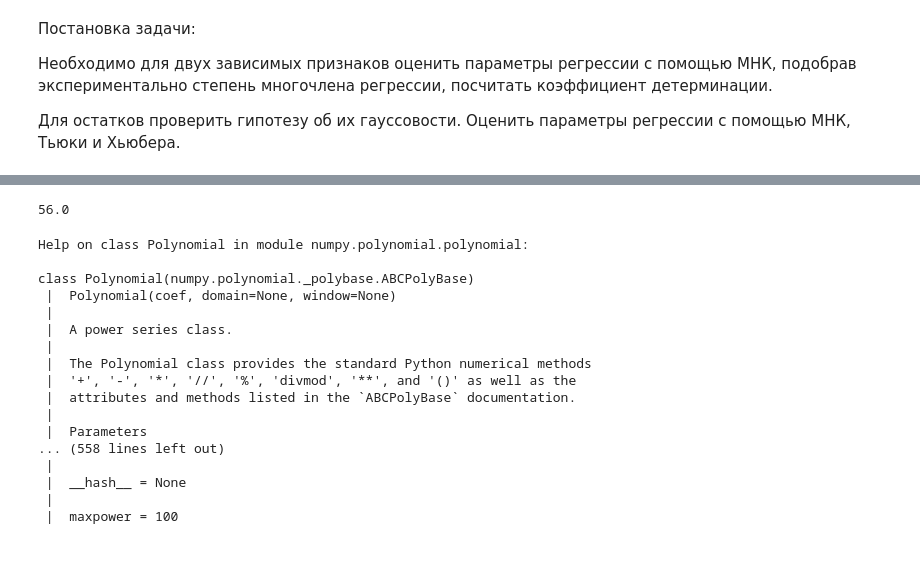
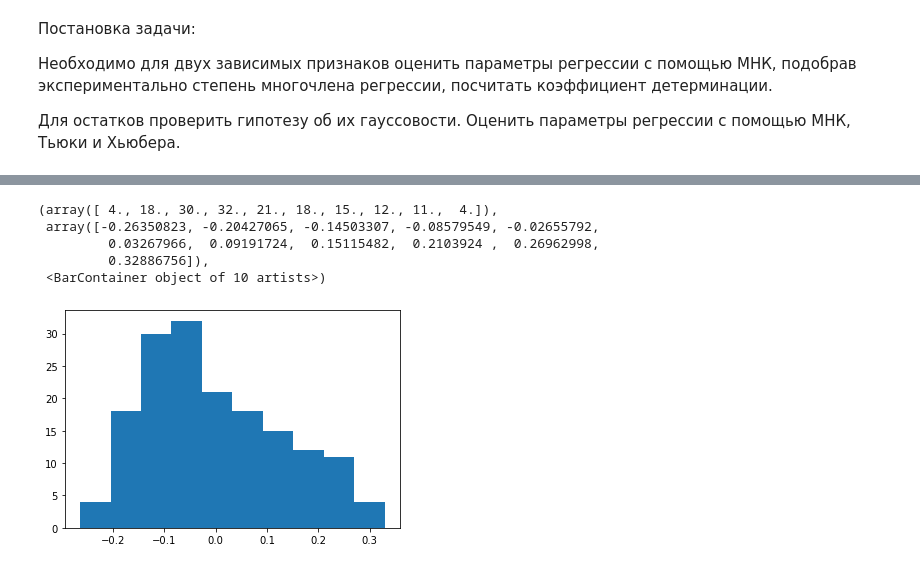
Before and after one commit to kocakn/statistics-course, a Jupyter notebook: lab1.ipynb, the cells around one changed output, grey strips where cells are left out. Drawn from its saved outputs; the diff is of its cells as text; code cells hidden in the pictures.

```diff
--- a/lab1.ipynb
+++ b/lab1.ipynb
@@ -228,25 +329,9 @@ TypeError: can't multiply sequence by non-int of type 'numpy.float64'
-# %%
-fit_func([7, 7], 7)
-# f_y.fit(x=combined_df.WPF_index, y=combined_df.HumanDev_index)
-# %% [output]
-56.0
-# %%
-help(np.polynomial.Polynomial)
-# %% [output]
-Help on class Polynomial in module numpy.polynomial.polynomial:
-
-class Polynomial(numpy.polynomial._polybase.ABCPolyBase)
- |  Polynomial(coef, domain=None, window=None)
- |
- |  A power series class.
- |
- |  The Polynomial class provides the standard Python numerical methods
- |  '+', '-', '*', '//', '%', 'divmod', '**', and '()' as well as the
- |  attributes and methods listed in the `ABCPolyBase` documentation.
- |
- |  Parameters
-... (558 lines left out)
- |
- |  __hash__ = None
- |
- |  maxpower = 100
+# %%
+plt.hist(F_y - Y)
+# %% [output]
+(array([ 4., 18., 30., 32., 21., 18., 15., 12., 11.,  4.]),
+ array([-0.26350823, -0.20427065, -0.14503307, -0.08579549, -0.02655792,
+         0.03267966,  0.09191724,  0.15115482,  0.2103924 ,  0.26962998,
+         0.32886756]),
+ <BarContainer object of 10 artists>)
+[figure, added]
```
Also changed, not shown: parts of 11 cells of this notebook.
